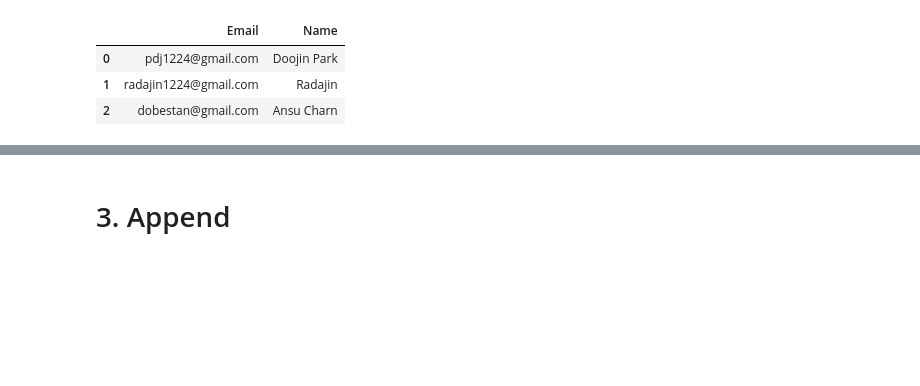
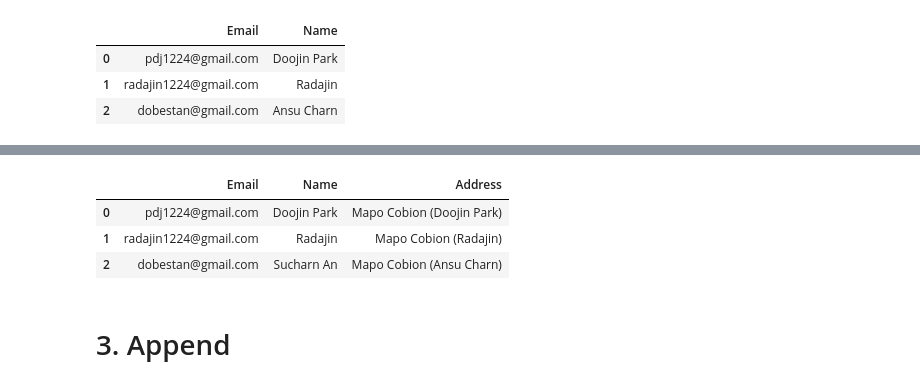
Before and after one commit to radajin/summary_pandas, a Jupyter notebook: summary_pnadas.ipynb, the cells around one changed output, grey strips where cells are left out. Saved outputs shown, nothing was run; the diff lists cells and outputs as text; code cells hidden in the pictures; blank space fills up the shorter version.

```diff
--- a/summary_pnadas.ipynb
+++ b/summary_pnadas.ipynb
@@ -82,3 +89,14 @@ df["Address"] = df["Name"].apply(lambda name: "Mapo Cobion (" + name + ")")
+# %%
+# add just one data
+# df.loc[idx,colum] = value
+df.loc[2, "Name"] = "Sucharn An"
+
+df
+# %% [output]
+|  | Email | Name | Address |
+| 0 | pdj1224@gmail.com | Doojin Park | Mapo Cobion (Doojin Park) |
+| 1 | radajin1224@gmail.com | Radajin | Mapo Cobion (Radajin) |
+| 2 | dobestan@gmail.com | Sucharn An | Mapo Cobion (Ansu Charn) |
 # %% [markdown]
 # 3. Append
 # %%
```
Also changed, not shown: parts of 1 cell of this notebook.
